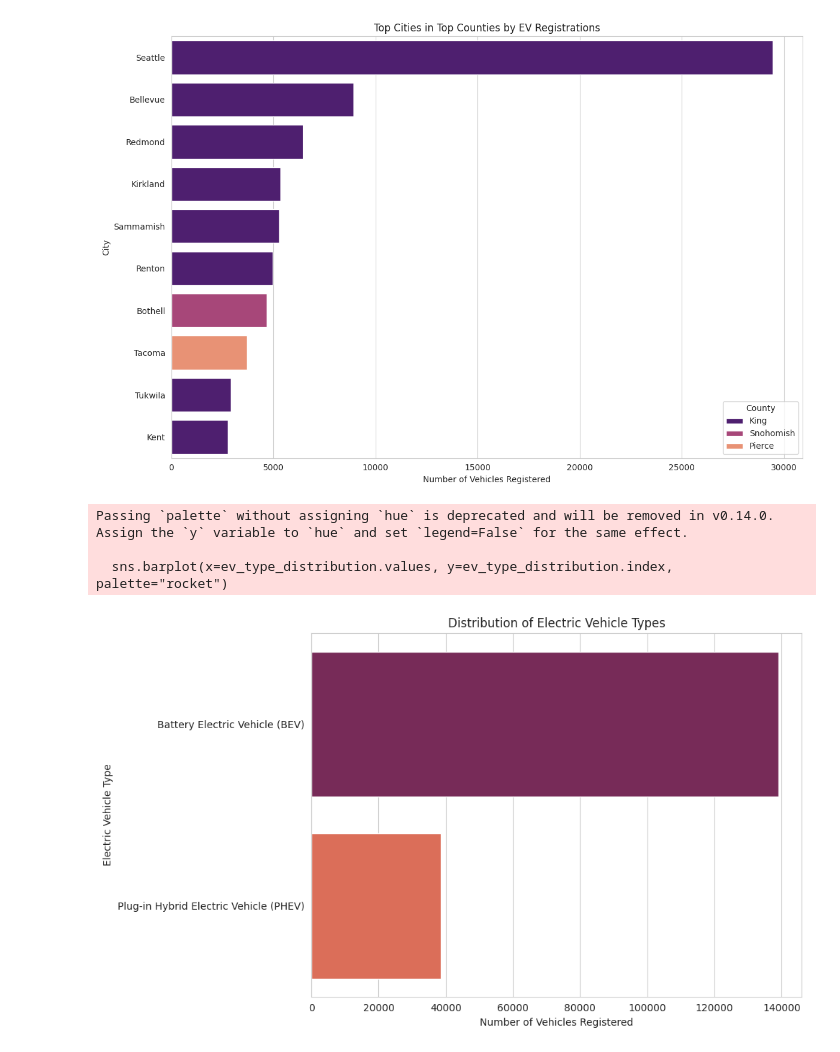
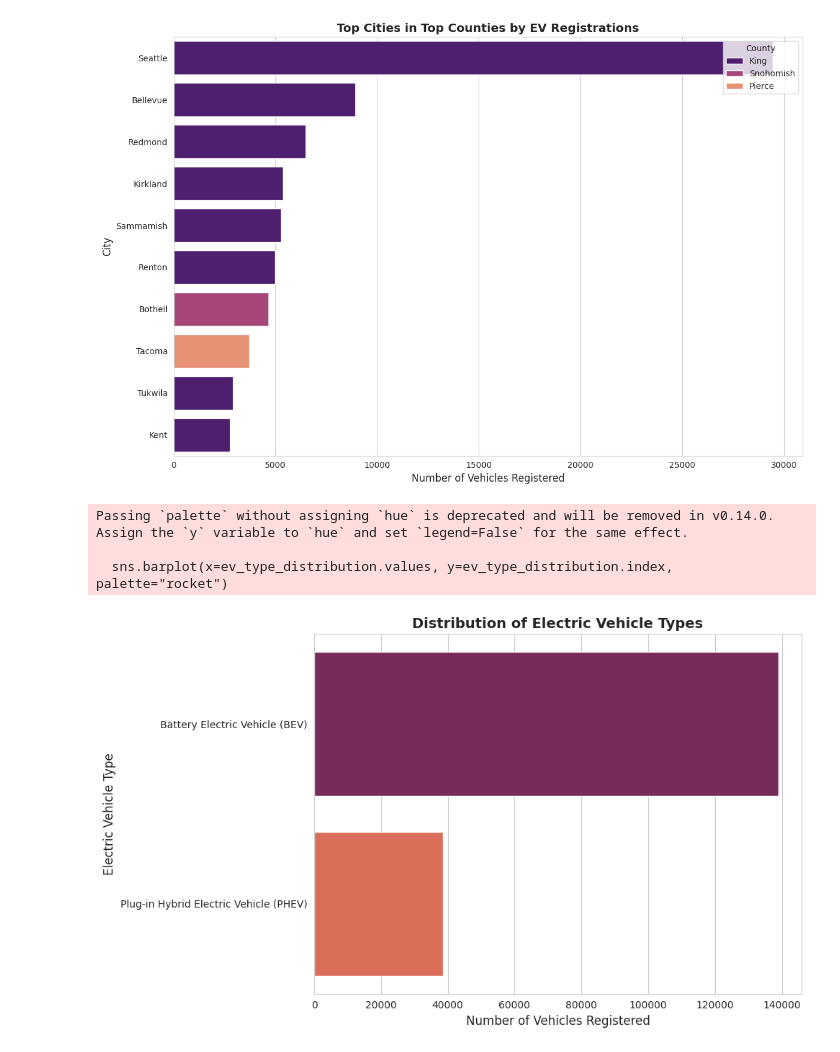
Before and after one commit to Nazaboy/EV_Market_Population_Analysis, a Jupyter notebook: EV_Market.ipynb, the cells around one changed output. Saved outputs shown, nothing was run; the diff lists cells and outputs as text; code cells hidden in the pictures.

```diff
--- a/EV_Market.ipynb
+++ b/EV_Market.ipynb
@@ -110,41 +102,62 @@ Passing `palette` without assigning `hue` is deprecated and will be removed in v
 # %%
-# geographical distribution at county level
-ev_county_distribution = ev_data['County'].value_counts()
-top_counties = ev_county_distribution.head(3).index
+# Check if 'County' and 'City' columns are present and contain data
+if 'County' in ev_data.columns and 'City' in ev_data.columns:
+    # Get the distribution of EV registrations by county
+    ev_county_distribution = ev_data['County'].value_counts()
 
-# filtering the dataset for these top counties
-top_counties_data = ev_data[ev_data['County'].isin(top_counties)]
+    # Select the top 3 counties with the highest EV registrations
+    top_counties = ev_county_distribution.head(3).index
+    top_counties_data = ev_data[ev_data['County'].isin(top_counties)]
 
-# analyzing the distribution of EVs within the cities of these top counties
-ev_city_distribution_top_counties = top_counties_data.groupby(['County', 'City']).size().sort_values(ascending=False).reset_index(name='Number of Vehicles')
+    # Analyze distribution within cities in the top counties
+    ev_city_distribution_top_counties = (top_counties_data.groupby(['County', 'City'])
+                                        .size()
+                                        .sort_values(ascending=False)
+                                        .reset_index(name='Number of Vehicles'))
 
-# visualize the top 10 cities across these counties
-top_cities = ev_city_distribution_top_counties.head(10)
+    # Select the top 10 cities for visualization
+    top_cities = ev_city_distribution_top_counties.head(10)
 
-plt.figure(figsize=(12, 8))
-sns.barplot(x='Number of Vehicles', y='City', hue='County', data=top_cities, palette="magma")
-plt.title('Top Cities in Top Counties by EV Registrations')
-plt.xlabel('Number of Vehicles Registered')
-plt.ylabel('City')
-plt.legend(title='County')
-plt.tight_layout()
-plt.show()
+    # Set up the plot for the top cities in the top counties
+    plt.figure(figsize=(12, 8))
+    sns.barplot(x='Number of Vehicles', y='City', hue='County', data=top_cities, palette="magma")
+
+    # Add title and labels
+    plt.title('Top Cities in Top Counties by EV Registrations', fontsize=14, weight='bold')
+    plt.xlabel('Number of Vehicles Registered', fontsize=12)
+    plt.ylabel('City', fontsize=12)
+
+    # Customize legend and layout
+    plt.legend(title='County', loc='upper right')
+    plt.tight_layout()
+    plt.show()
+else:
+    print("Required columns 'County' and 'City' are missing or contain no data.")
 # %% [output]
-[figure, old version]
+[figure, new version]
 # %%
-# analyzing the distribution of electric vehicle Types
-ev_type_distribution = ev_data['Electric Vehicle Type'].value_counts()
+# Check if 'Electric Vehicle Type' column exists and contains data
+if 'Electric Vehicle Type' in ev_data.columns and not ev_data['Electric Vehicle Type'].isnull().all():
+    # Get the distribution of electric vehicle types
+    ev_type_distribution = ev_data['Electric Vehicle Type'].value_counts()
 
-plt.figure(figsize=(10, 6))
-sns.barplot(x=ev_type_distribution.values, y=ev_type_distribution.index, palette="rocket")
-plt.title('Distribution of Electric Vehicle Types')
-plt.xlabel('Number of Vehicles Registered')
-plt.ylabel('Electric Vehicle Type')
-plt.tight_layout()
-plt.show()
+    # Set up the plot
+    plt.figure(figsize=(10, 6))
+    sns.barplot(x=ev_type_distribution.values, y=ev_type_distribution.index, palette="rocket")
+
+    # Add title and labels
+    plt.title('Distribution of Electric Vehicle Types', fontsize=14, weight='bold')
+    plt.xlabel('Number of Vehicles Registered', fontsize=12)
+    plt.ylabel('Electric Vehicle Type', fontsize=12)
+
+    # Adjust layout for better readability
+    plt.tight_layout()
+    plt.show()
+else:
+    print("The 'Electric Vehicle Type' column is missing or contains no data.")
 # %% [output]
 Passing `palette` without assigning `hue` is deprecated and will be removed in v0.14.0. Assign the `y` variable to `hue` and set `legend=False` for the same effect.
 
   sns.barplot(x=ev_type_distribution.values, y=ev_type_distribution.index, palette="rocket")
-[figure, old version]
+[figure, new version]
 # %%
```
Also changed, not shown: parts of 18 cells of this notebook, 3 other files.
